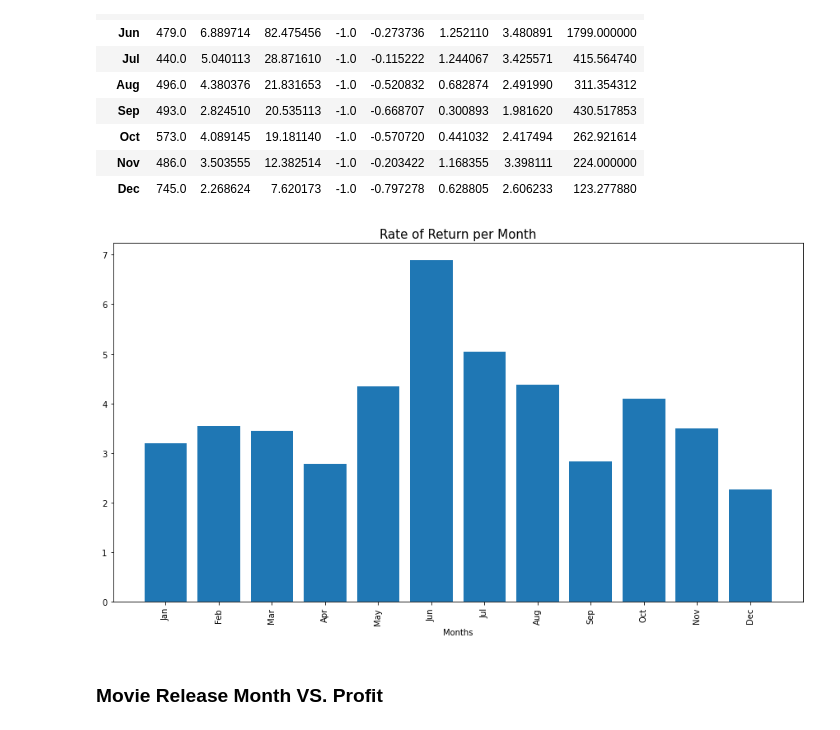
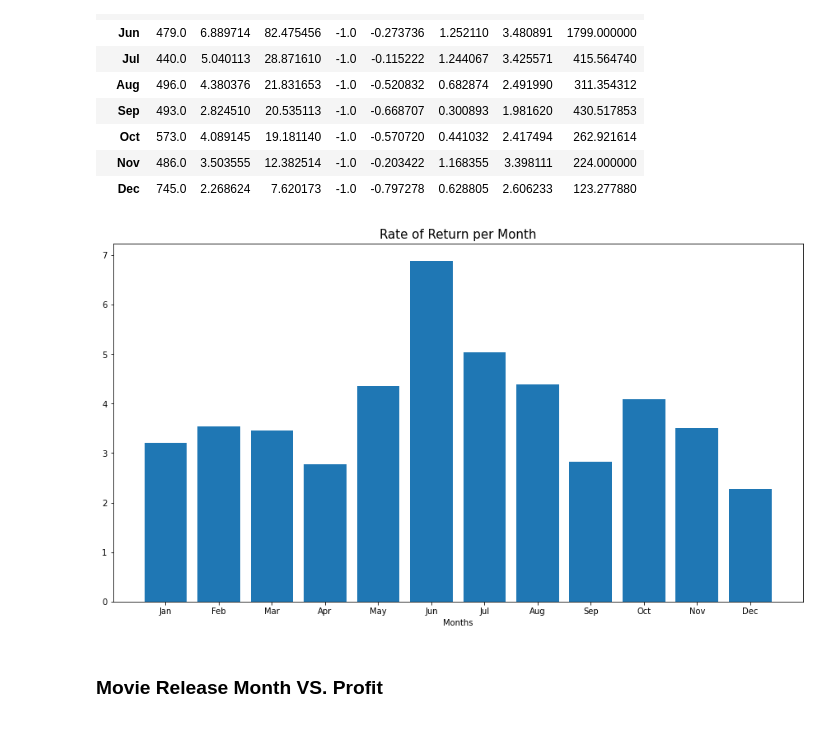
Before and after one commit to camdeman/MMA, a Jupyter notebook: Movies_Cameron.ipynb, the cells around one changed output. Drawn from its saved outputs; the diff is of its cells as text; code cells hidden in the pictures.

```diff
--- a/Movies_Cameron.ipynb
+++ b/Movies_Cameron.ipynb
@@ -310,20 +310,20 @@ release_date_description
 # %%
 # Plot a bar graph of the most common names
 fig, ax = plt.subplots(figsize = (15,8))
 
 
 ax.bar(release_date_description.index, release_date_description['mean'] )
 
 # Add labels for x and y axes
 ax.set_xlabel('Months')
 
 
 # Add a title for the plot
 ax.set_title('Rate of Return per Month', fontsize=15)
 
-ax.tick_params(axis='x', labelrotation = 90)
+ax.tick_params(axis='x', labelrotation = 0)
 # %% [output]
-[figure, old version]
+[figure, new version]
 # %% [markdown]
 ### Movie Release Month VS. Profit
 # %%
```
Also changed, not shown: parts of 1 cell of this notebook.
